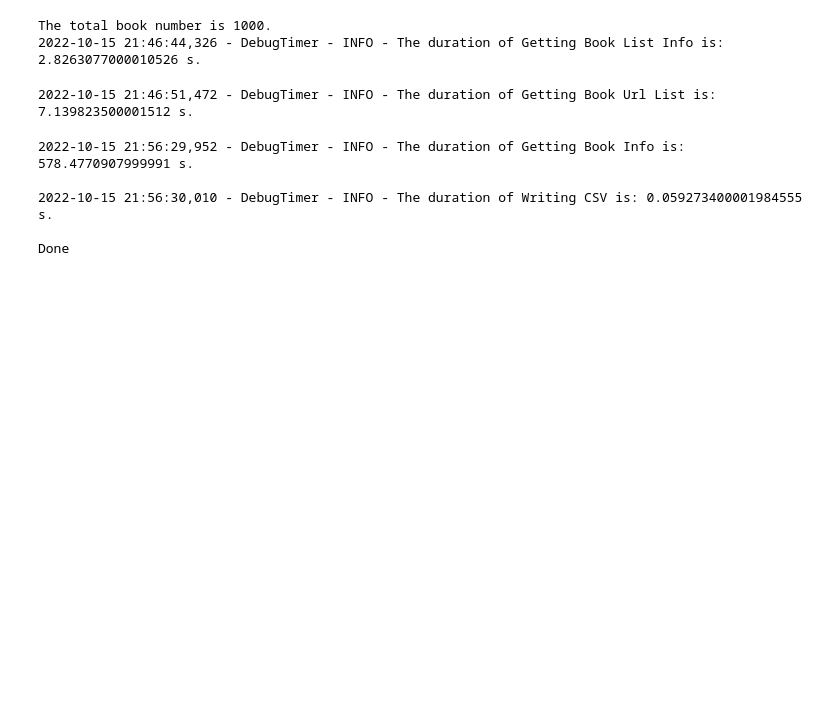
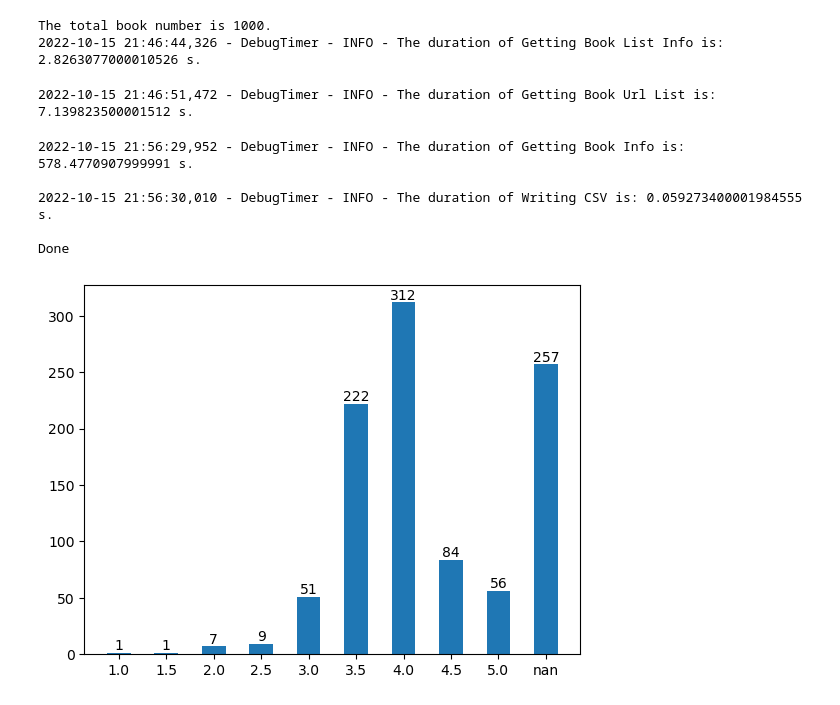
Before and after one commit to Zirui-Zhou/INT303_Web_Scraping_And_Data_Analysis, a Jupyter notebook: Zirui_Zhou+1927924.ipynb, the cells around one changed output. Saved outputs shown, nothing was run; the diff lists cells and outputs as text; code cells hidden in the pictures; blank space fills up the shorter version.

Commit message:
Add some test code for data visualization

```diff
--- a/Zirui_Zhou+1927924.ipynb
+++ b/Zirui_Zhou+1927924.ipynb
@@ -485,3 +491,22 @@ The total book number is 1000.
 2022-10-15 21:56:30,010 - DebugTimer - INFO - The duration of Writing CSV is: 0.059273400001984555 s.
 
 Done
+# %%
+%matplotlib inline
+
+import matplotlib
+import matplotlib.pyplot as plt
+import pandas
+import math
+
+result_filepath = "./Zirui_Zhou+1927924.csv"
+book_info = pandas.read_csv(result_filepath, sep="\t")
+# %%
+rating_info = book_info["Google Rating"].value_counts(dropna=False).sort_index()
+
+_, ax = plt.subplots()
+
+bars = ax.bar([str(item) for item in rating_info.index], rating_info.values, width = 0.5, align="center")
+_ = ax.bar_label(bars)
+# %% [output]
+[figure, added]
```
Also changed, not shown: parts of 6 cells of this notebook.
